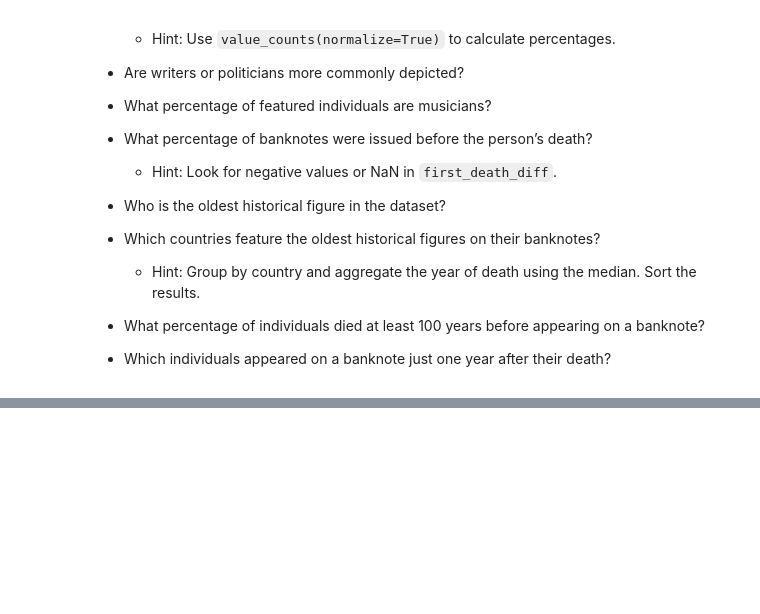
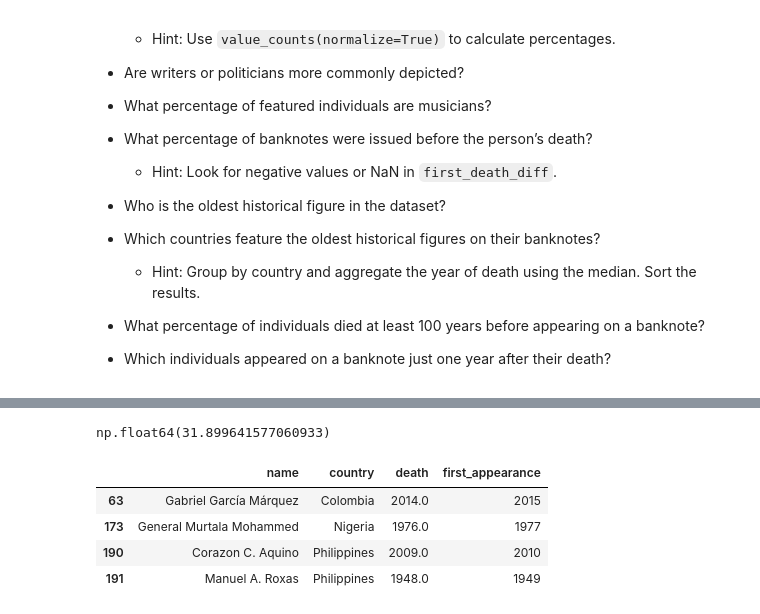
Before and after one commit to Lizbeth-Guerrero/MineriaDeDatos, a Jupyter notebook: Untitled0.ipynb, the cells around one changed output, grey strips where cells are left out. Saved outputs shown, nothing was run; the diff lists cells and outputs as text; code cells hidden in the pictures; blank space fills up the shorter version.

```diff
--- a/Untitled0.ipynb
+++ b/Untitled0.ipynb
@@ -1448,0 +1534,14 @@ Name: population, dtype: float64
+# %%
+#What percentage of individuals died at least 100 years before appearing on a banknote?
+(df['first_death_diff'] >= 100).mean() * 100
+# %% [output]
+np.float64(31.899641577060933)
+# %%
+#Which individuals appeared on a banknote just one year after their death?
+df.loc[df['first_death_diff'] == 1, ['name','country','death','first_appearance']]
+# %% [output]
+|  | name | country | death | first_appearance |
+| 63 | Gabriel García Márquez | Colombia | 2014.0 | 2015 |
+| 173 | General Murtala Mohammed | Nigeria | 1976.0 | 1977 |
+| 190 | Corazon C. Aquino | Philippines | 2009.0 | 2010 |
+| 191 | Manuel A. Roxas | Philippines | 1948.0 | 1949 |
```
Also changed, not shown: parts of 8 cells of this notebook.
